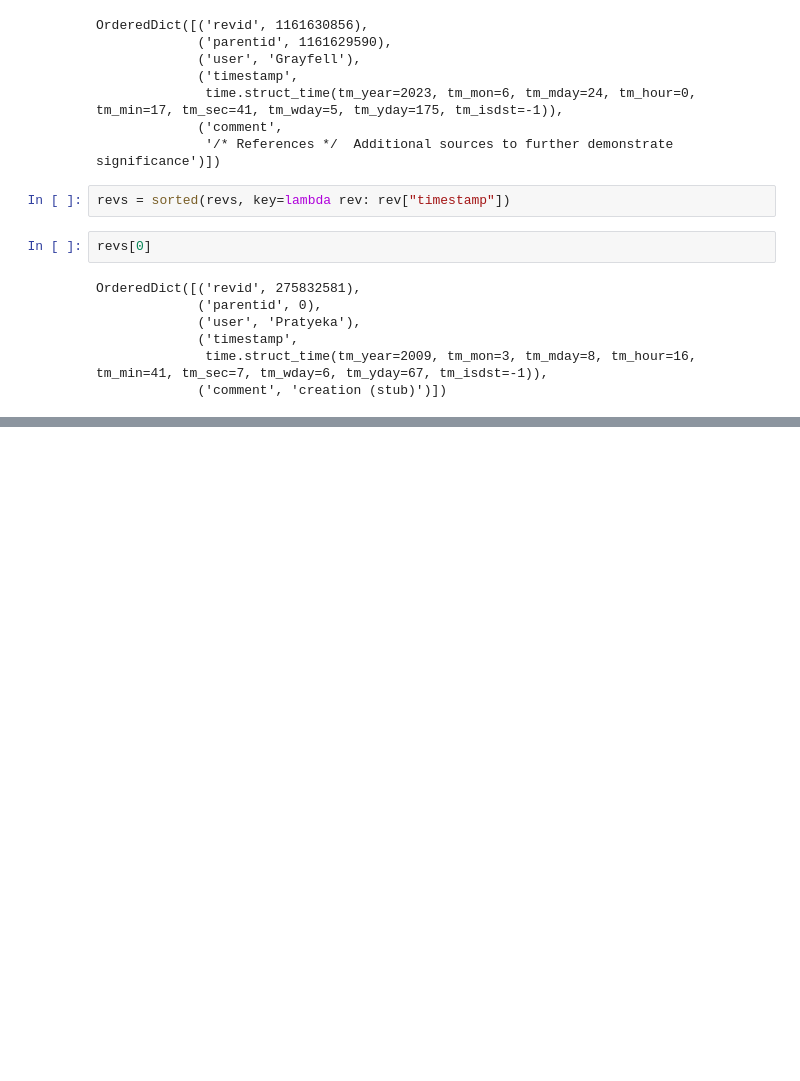
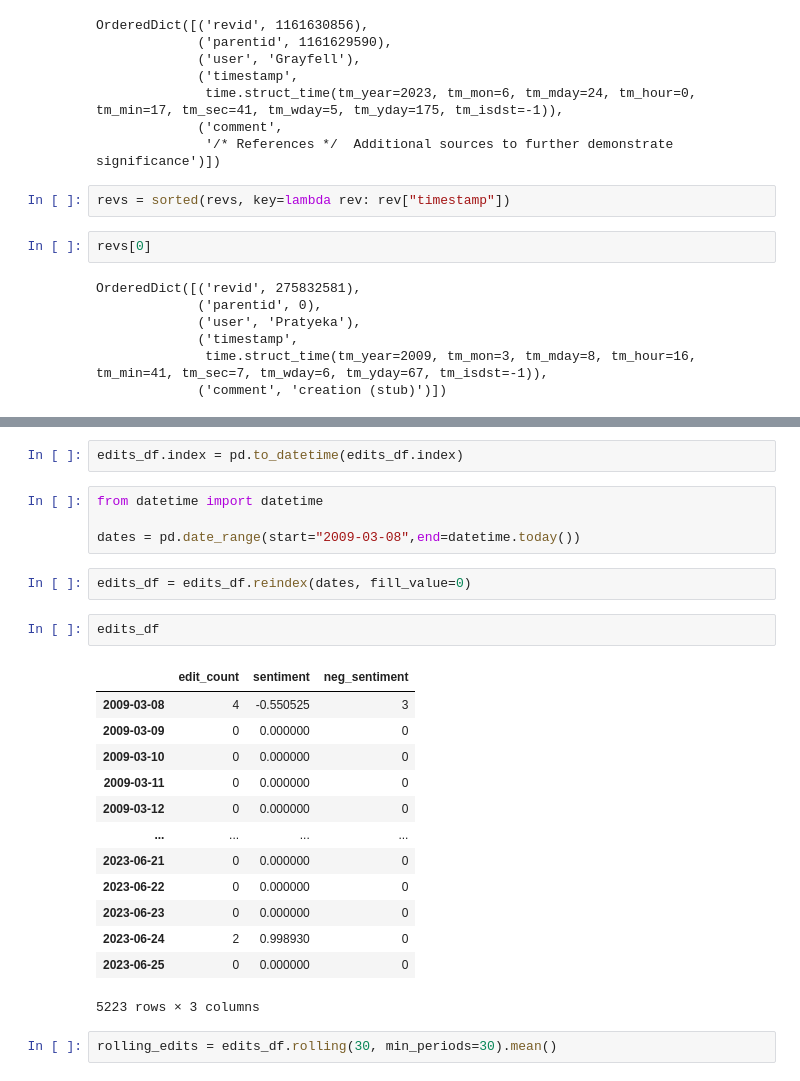
Before and after one commit to pracheetakalra/bitcoin_price_detection, a Jupyter notebook: sentiment.ipynb, the cells around one changed output, grey strips where cells are left out. Cells and saved outputs as stored; diff of their text form; blank space fills up the shorter version.

```diff
--- a/sentiment.ipynb
+++ b/sentiment.ipynb
@@ -47,0 +127,26 @@ OrderedDict([('revid', 275832581),
+# %%
+edits_df.index = pd.to_datetime(edits_df.index)
+# %%
+from datetime import datetime
+
+dates = pd.date_range(start="2009-03-08",end=datetime.today())
+# %%
+edits_df = edits_df.reindex(dates, fill_value=0)
+# %%
+edits_df
+# %% [output]
+|  | edit_count | sentiment | neg_sentiment |
+| 2009-03-08 | 4 | -0.550525 | 3 |
+| 2009-03-09 | 0 | 0.000000 | 0 |
+| 2009-03-10 | 0 | 0.000000 | 0 |
+| 2009-03-11 | 0 | 0.000000 | 0 |
+| 2009-03-12 | 0 | 0.000000 | 0 |
+| ... | ... | ... | ... |
+| 2023-06-21 | 0 | 0.000000 | 0 |
+| 2023-06-22 | 0 | 0.000000 | 0 |
+| 2023-06-23 | 0 | 0.000000 | 0 |
+| 2023-06-24 | 2 | 0.998930 | 0 |
+| 2023-06-25 | 0 | 0.000000 | 0 |
+5223 rows × 3 columns
+# %%
+rolling_edits = edits_df.rolling(30, min_periods=30).mean()
```
Also changed, not shown: parts of 10 cells of this notebook.
